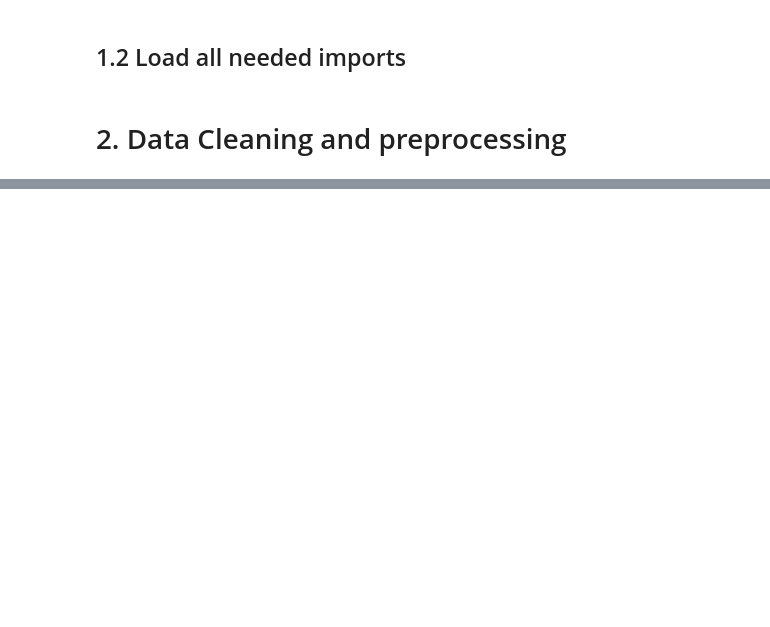
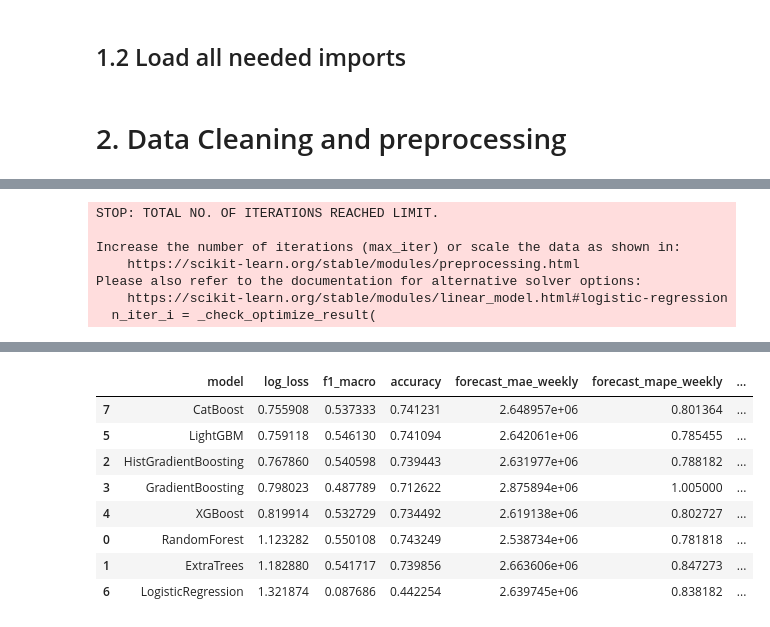
Before and after one commit to EwaltsJ/cf_copilot, a Jupyter notebook: notebooks/base_model_eval_derntoan.ipynb, the cells around one changed output, grey strips where cells are left out. Saved outputs shown, nothing was run; the diff lists cells and outputs as text; code cells hidden in the pictures; blank space fills up the shorter version.

```diff
--- a/notebooks/base_model_eval_derntoan.ipynb
+++ b/notebooks/base_model_eval_derntoan.ipynb
@@ -158,6 +215,3 @@ base_preds = pipeline.predict(X_test)
 # %%
 def evaluate_model(probas, preds):
-    print(f"Log loss: {log_loss(y_test, probas):.4f}")
-    print(classification_report(y_test, preds))
-    print(confusion_matrix(y_test, preds))
-    return None
+    return log_loss(y_test, probas)
@@ -165,0 +218,59 @@ evaluate_model(base_probas, base_preds)
+# %%
+from sklearn.pipeline import Pipeline
+from sklearn.preprocessing import LabelEncoder
+from sklearn.metrics import f1_score, accuracy_score
+from cf_copilot.ml_logic.evaluation import evaluate_training_run
+from cf_copilot.cashflow_prediction.evaluation import evaluate_forecast_holdout
+from sklearn.ensemble import (
+    RandomForestClassifier, ExtraTreesClassifier, GradientBoostingClassifier,
+    HistGradientBoostingClassifier, AdaBoostClassifier, BaggingClassifier
+)
+from xgboost import XGBClassifier
+from lightgbm import LGBMClassifier
+from sklearn.linear_model import LogisticRegression
+from sklearn.neighbors import KNeighborsClassifier
+from sklearn.tree import DecisionTreeClassifier
+
+le = LabelEncoder()
+y_train_enc = le.fit_transform(y_train)
+y_test_enc = le.transform(y_test)
+
+models = {
+    "RandomForest": RandomForestClassifier(),
+    "ExtraTrees": ExtraTreesClassifier(),
+    "HistGradientBoosting": HistGradientBoostingClassifier(),
+    "GradientBoosting": GradientBoostingClassifier(),
+    "XGBoost": XGBClassifier(),
+    "LightGBM": LGBMClassifier(),
+    "LogisticRegression": LogisticRegression(),
+    "CatBoost": CatBoostClassifier()
+}
+
+results = []
+
+for name, model in models.items():
+    print(f"Training {name}...")
+    try:
+        pipe = Pipeline([
+            ("preprocessor", preprocessor),
+            ("classifier", model),
+        ])
+        pipe.fit(X_train, y_train_enc)
+
+        probas = pipe.predict_proba(X_test)
+        preds = pipe.predict(X_test)
+        forecast, _ = evaluate_forecast_holdout(pipe, test_df)
+        results.append({
+            "model": name,
+            "log_loss": evaluate_model(probas, preds),
+            "f1_macro": f1_score(y_test_enc, preds, average="macro"),
+            "accuracy": accuracy_score(y_test_enc, preds),
+        })
+        for key, value in forecast.items():
+            results[-1][key] = value
+    except Exception as e:
+        print(f"  {name} failed: {e}")
+
+results_df = pd.DataFrame(results).sort_values("log_loss")
+results_df
+# %% [output]
@@ -165,0 +301,7 @@ evaluate_model(base_probas, base_preds)
+STOP: TOTAL NO. OF ITERATIONS REACHED LIMIT.
+
+Increase the number of iterations (max_iter) or scale the data as shown in:
+    https://scikit-learn.org/stable/modules/preprocessing.html
+Please also refer to the documentation for alternative solver options:
+    https://scikit-learn.org/stable/modules/linear_model.html#logistic-regression
+  n_iter_i = _check_optimize_result(
@@ -165,0 +325,9 @@ evaluate_model(base_probas, base_preds)
+|  | model | log_loss | f1_macro | accuracy | forecast_mae_weekly | forecast_mape_weekly | ... |
+| 7 | CatBoost | 0.755908 | 0.537333 | 0.741231 | 2.648957e+06 | 0.801364 | ... |
+| 5 | LightGBM | 0.759118 | 0.546130 | 0.741094 | 2.642061e+06 | 0.785455 | ... |
+| 2 | HistGradientBoosting | 0.767860 | 0.540598 | 0.739443 | 2.631977e+06 | 0.788182 | ... |
+| 3 | GradientBoosting | 0.798023 | 0.487789 | 0.712622 | 2.875894e+06 | 1.005000 | ... |
+| 4 | XGBoost | 0.819914 | 0.532729 | 0.734492 | 2.619138e+06 | 0.802727 | ... |
+| 0 | RandomForest | 1.123282 | 0.550108 | 0.743249 | 2.538734e+06 | 0.781818 | ... |
+| 1 | ExtraTrees | 1.182880 | 0.541717 | 0.739856 | 2.663606e+06 | 0.847273 | ... |
+| 6 | LogisticRegression | 1.321874 | 0.087686 | 0.442254 | 2.639745e+06 | 0.838182 | ... |
```
Also changed, not shown: parts of 9 cells of this notebook, 2 other files.
